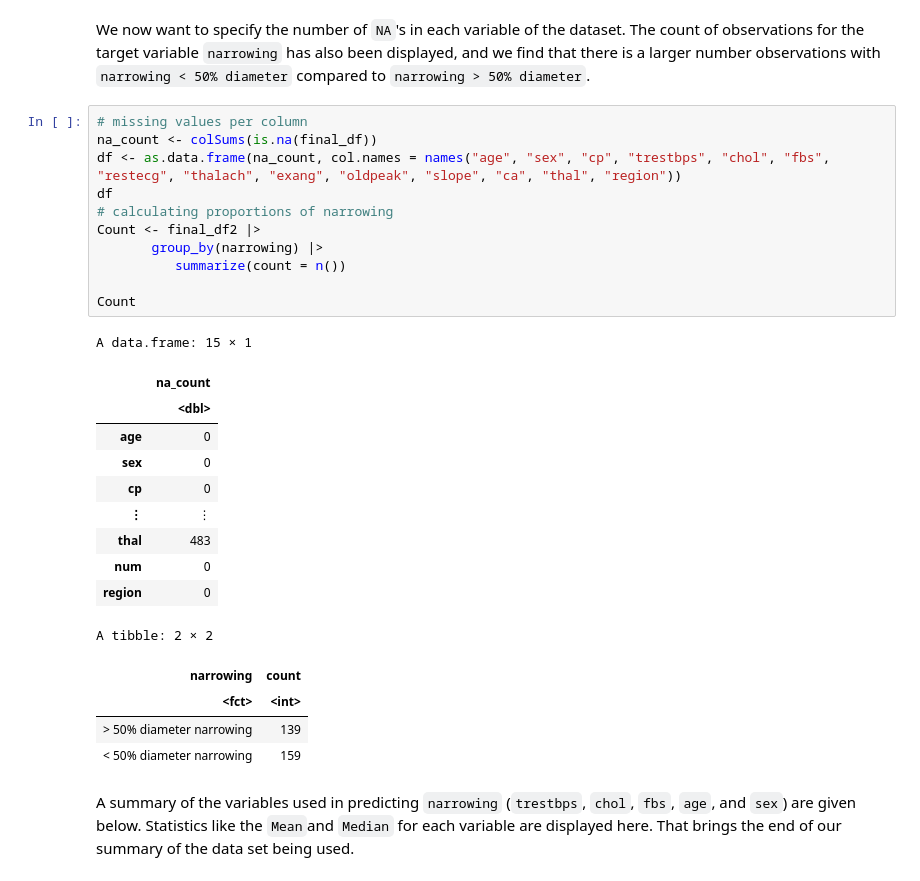
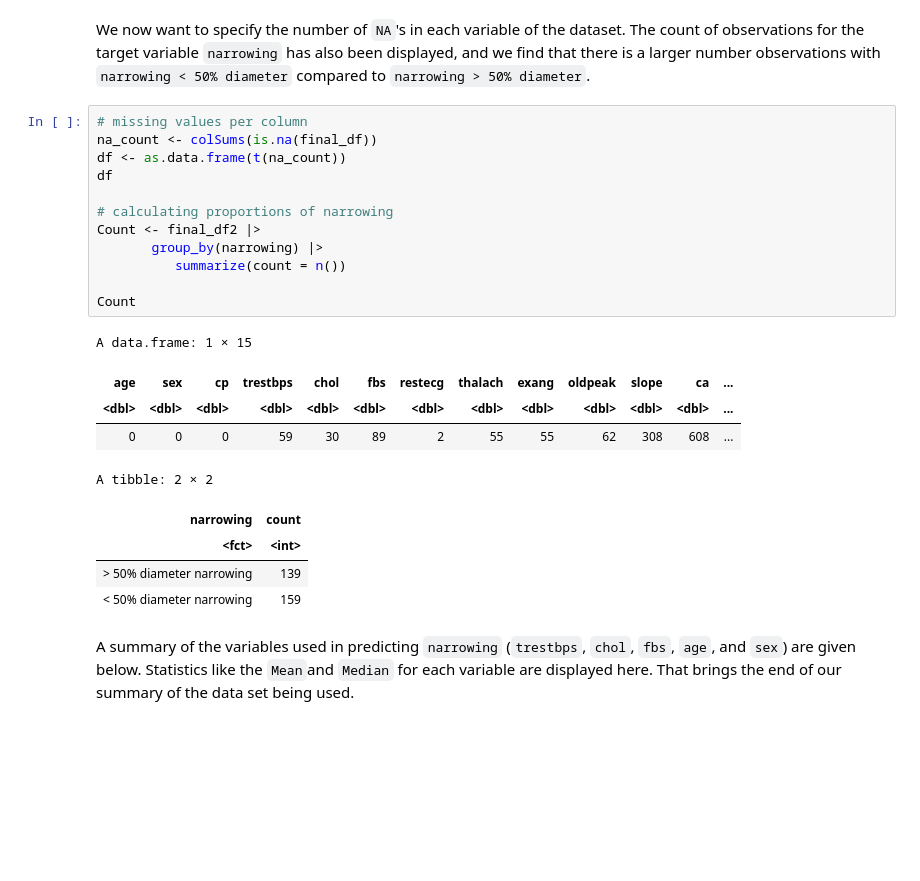
Before and after one commit to nazalturas/data_sci_-group_project, a Jupyter notebook: Group Report.ipynb, the cells around one changed output. Drawn from its saved outputs; the diff is of its cells as text; blank space fills up the shorter version.

```diff
--- a/Group Report.ipynb
+++ b/Group Report.ipynb
@@ -234,25 +214,20 @@ We now want to specify the number of `NA`'s in each variable of the dataset. The
 # %%
 # missing values per column
 na_count <- colSums(is.na(final_df))
-df <- as.data.frame(na_count, col.names = names("age", "sex", "cp", "trestbps", "chol",	"fbs", "restecg", "thalach", "exang", "oldpeak", "slope", "ca", "thal", "region"))
+df <- as.data.frame(t(na_count))
 df
+
 # calculating proportions of narrowing
 Count <- final_df2 |>
        group_by(narrowing) |>
           summarize(count = n())
 
 Count
 # %% [output]
-A data.frame: 15 × 1
+A data.frame: 1 × 15
-|  | na_count |
-|  | <dbl> |
-| age | 0 |
-| sex | 0 |
-| cp | 0 |
-| ⋮ | ⋮ |
-| thal | 483 |
-| num | 0 |
-| region | 0 |
+| age | sex | cp | trestbps | chol | fbs | restecg | thalach | exang | oldpeak | slope | ca | ... |
+| <dbl> | <dbl> | <dbl> | <dbl> | <dbl> | <dbl> | <dbl> | <dbl> | <dbl> | <dbl> | <dbl> | <dbl> | ... |
+| 0 | 0 | 0 | 59 | 30 | 89 | 2 | 55 | 55 | 62 | 308 | 608 | ... |
 A tibble: 2 × 2
 | narrowing | count |
 | <fct> | <int> |
```
Also changed, not shown: parts of 10 cells of this notebook.
